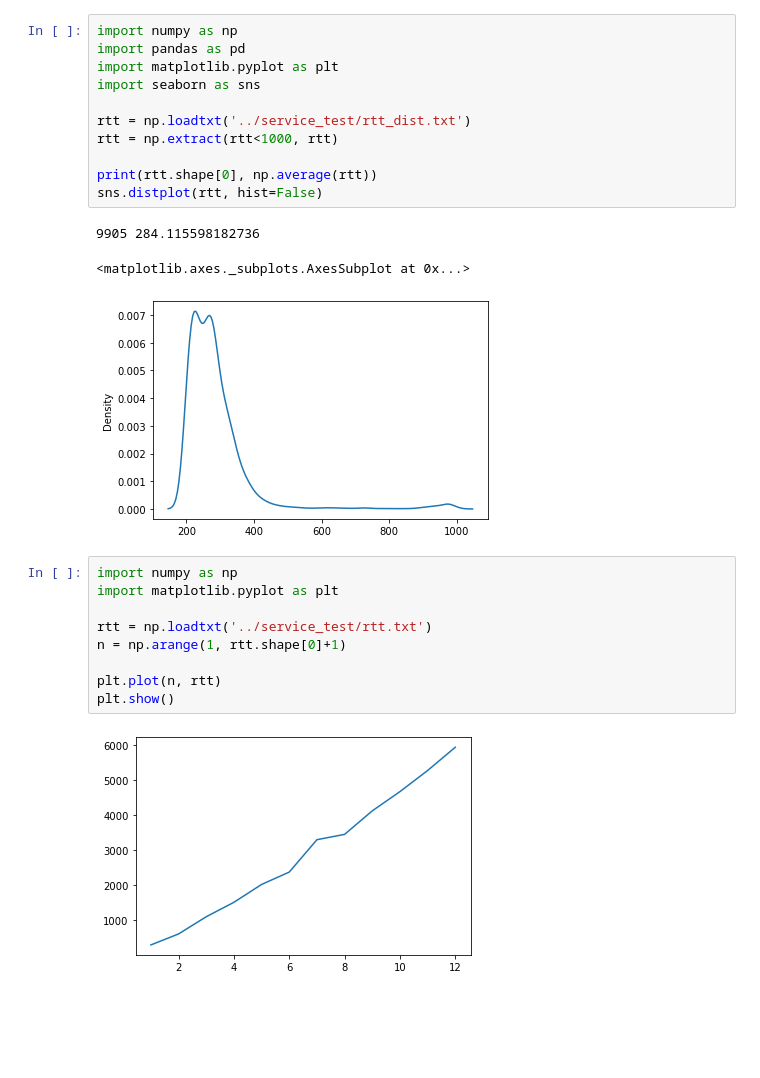
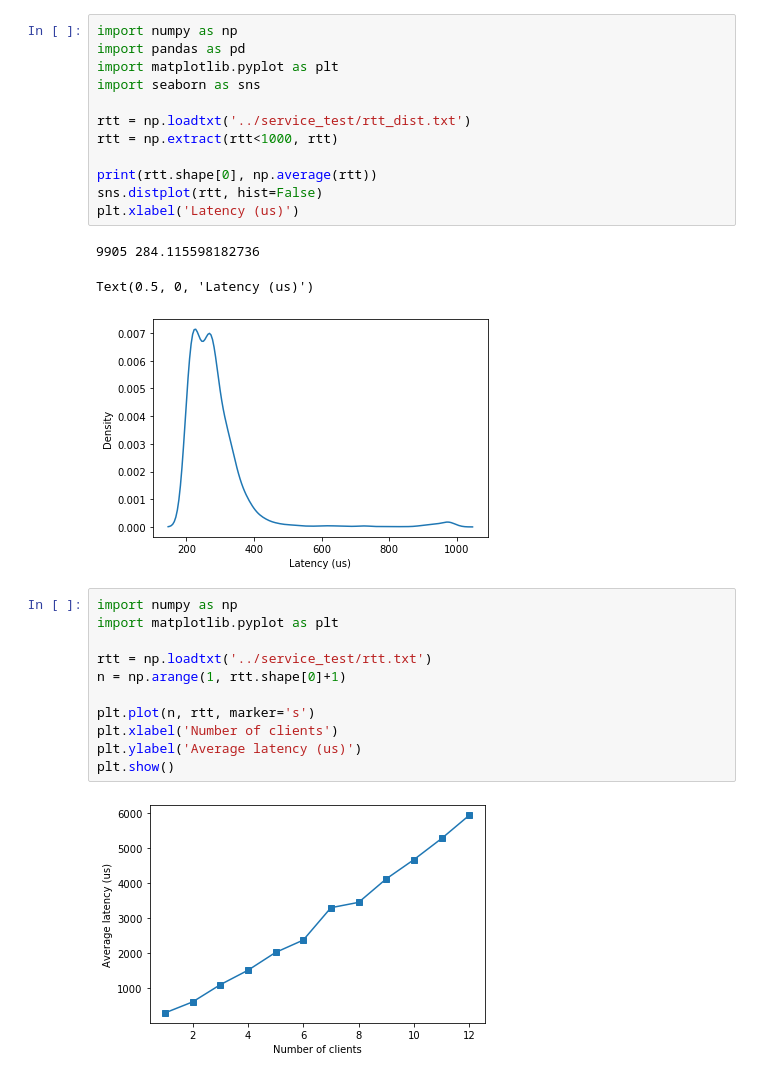
Before and after one commit to jkxjkx1031/ROS2-benchmark, a Jupyter notebook: experiments/stats/stats.ipynb, the cells around one changed output. Cells and saved outputs as stored; diff of their text form; blank space fills up the shorter version.

```diff
--- a/experiments/stats/stats.ipynb
+++ b/experiments/stats/stats.ipynb
@@ -45,18 +63,19 @@ plt.show()
 # %%
 import numpy as np
 import pandas as pd
 import matplotlib.pyplot as plt
 import seaborn as sns
 
 rtt = np.loadtxt('../service_test/rtt_dist.txt')
 rtt = np.extract(rtt<1000, rtt)
 
 print(rtt.shape[0], np.average(rtt))
 sns.distplot(rtt, hist=False)
+plt.xlabel('Latency (us)')
 # %% [output]
 9905 284.115598182736
-<matplotlib.axes._subplots.AxesSubplot at 0x...>
+Text(0.5, 0, 'Latency (us)')
-[figure, old version]
+[figure, new version]
 # %%
 import numpy as np
 import matplotlib.pyplot as plt
@@ -64,10 +83,12 @@ import matplotlib.pyplot as plt
 rtt = np.loadtxt('../service_test/rtt.txt')
 n = np.arange(1, rtt.shape[0]+1)
 
-plt.plot(n, rtt)
+plt.plot(n, rtt, marker='s')
+plt.xlabel('Number of clients')
+plt.ylabel('Average latency (us)')
 plt.show()
 # %% [output]
-[figure, old version]
+[figure, new version]
 # %%
 import numpy as np
 import matplotlib.pyplot as plt
```
Also changed, not shown: parts of 4 cells of this notebook.
